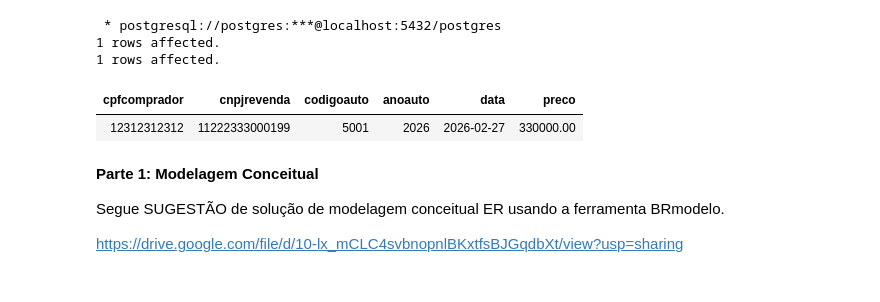
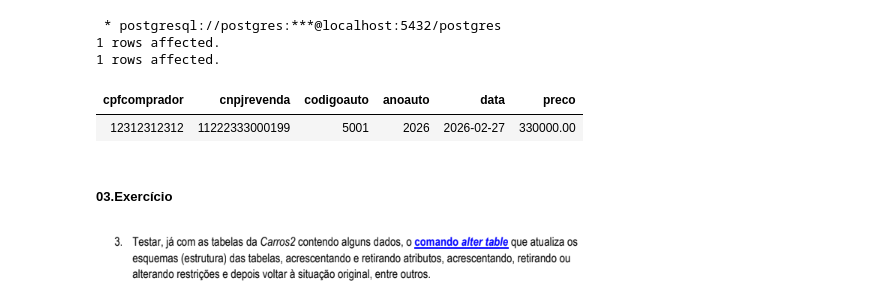
Before and after one commit to biancasipas/BancosDadosSQL, a Jupyter notebook: bd_aula2.ipynb, the cells around one changed output. Cells and saved outputs as stored; diff of their text form; code cells hidden in the pictures.

```diff
--- a/bd_aula2.ipynb
+++ b/bd_aula2.ipynb
@@ -411,9 +412,10 @@ SELECT * FROM carros2.negocios;
 1 rows affected.
 | cpfcomprador | cnpjrevenda | codigoauto | anoauto | data | preco |
 | 12312312312 | 11222333000199 | 5001 | 2026 | 2026-02-27 | 330000.00 |
-# %% [markdown]
-**Parte 1: Modelagem Conceitual**
-
-Segue SUGESTÃO de solução de modelagem conceitual ER usando a ferramenta BRmodelo.
-
-https://drive.google.com/file/d/10-lx_mCLC4svbnopnlBKxtfsBJGqdbXt/view?usp=sharing
+# %% [markdown]
+##### 03.Exercício
+# %%
+from IPython.display import Image, display
+display(Image('03_ExercicioBD_SQL.png'))
+# %% [output]
+[figure, added]
```
Also changed, not shown: parts of 40 cells of this notebook, 3 other files.
